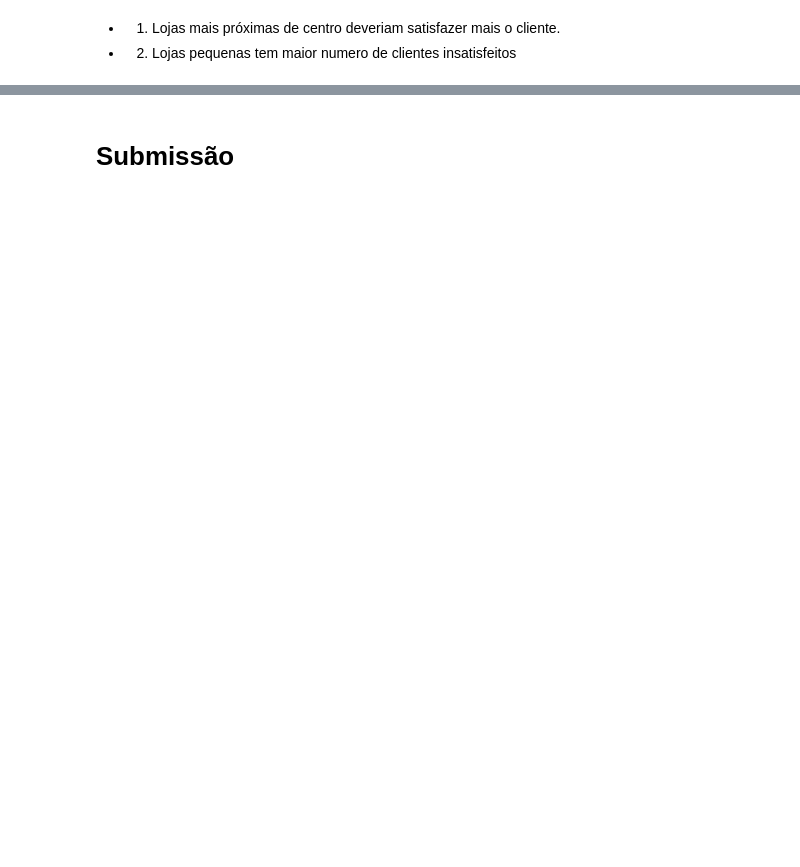
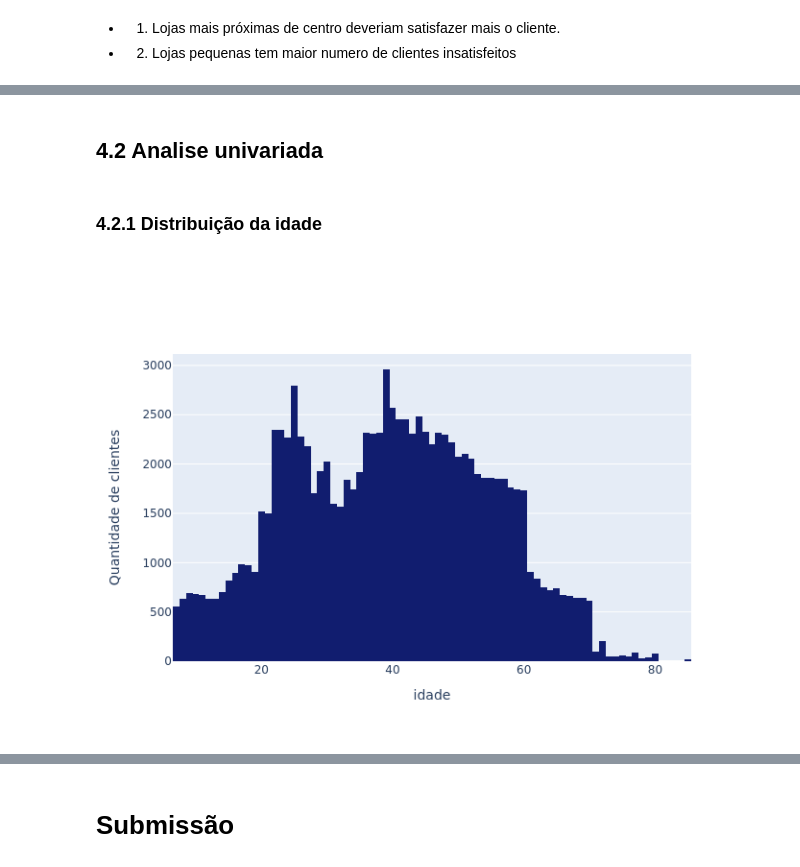
Before and after one commit to MayconRochaaa/hackday_T24, a Jupyter notebook: hackday.ipynb, the cells around one changed output, grey strips where cells are left out. Drawn from its saved outputs; the diff is of its cells as text; code cells hidden in the pictures; blank space fills up the shorter version.

```diff
--- a/hackday.ipynb
+++ b/hackday.ipynb
@@ -341,0 +339,14 @@ y = df2['satisfaction'].copy()
+# %% [markdown]
+## 4.2 Analise univariada
+# %% [markdown]
+### 4.2.1 Distribuição da idade
+# %%
+fig = go.Figure()
+fig.add_trace(go.Histogram(x=(df4['age']), marker_color='#111D6F'))
+
+# Overlay both histograms
+fig.update_layout(barmode='overlay',autosize=False, xaxis_title='idade', yaxis_title='Quantidade de clientes')
+# Reduce opacity to see both histograms
+fig.show('png')
+# %% [output]
+[figure, added]
```
Also changed, not shown: parts of 96 cells of this notebook, 10 other files.
